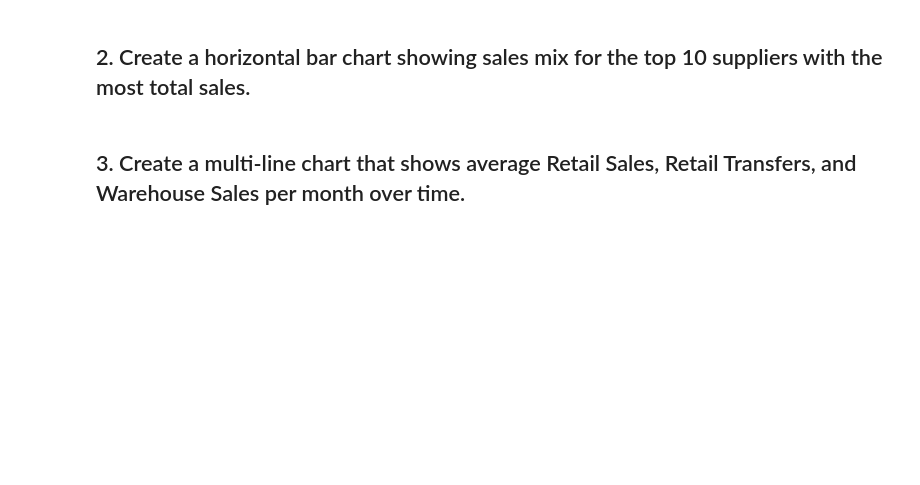
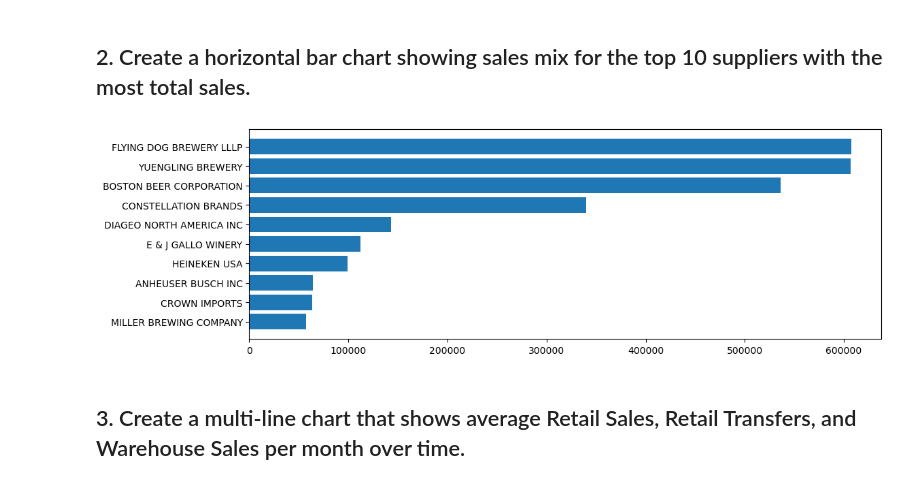
Before and after one commit to Ismael-San/DAFT_0410, a Jupyter notebook: module_2/Lab_2_ Plotting-Multiple-Data-Series/main.ipynb, the cells around one changed output. Saved outputs shown, nothing was run; the diff lists cells and outputs as text; code cells hidden in the pictures; blank space fills up the shorter version.

```diff
--- a/module_2/Lab_2_ Plotting-Multiple-Data-Series/main.ipynb
+++ b/module_2/Lab_2_ Plotting-Multiple-Data-Series/main.ipynb
@@ -29,4 +36,14 @@ ax = data.plot.bar(x='ItemCode', y=['RetailSales','RetailTransfers','WarehouseSa
 # %% [markdown]
 ## 2. Create a horizontal bar chart showing sales mix for the top 10 suppliers with the most total sales.
+# %%
+fig, ax1 = plt.subplots( nrows=1, ncols=1, figsize=(12,4))
+
+df1 = df.groupby('Supplier')[['RetailSales', 'WarehouseSales']].sum()
+df1 = df1['RetailSales'] + df1['WarehouseSales']
+df1 = df1.sort_values( ascending=False, axis=0).head(10)
+ax1 = plt.barh(df1.index, sorted(df1.values) )
+plt.show()
+# %% [output]
+[figure, added]
 # %% [markdown]
 ## 3. Create a multi-line chart that shows average Retail Sales, Retail Transfers, and Warehouse Sales per month over time.
```
Also changed, not shown: parts of 5 cells of this notebook, 8 other files.
